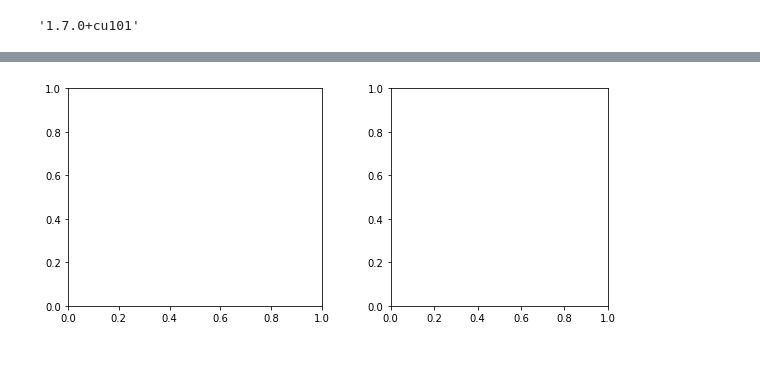
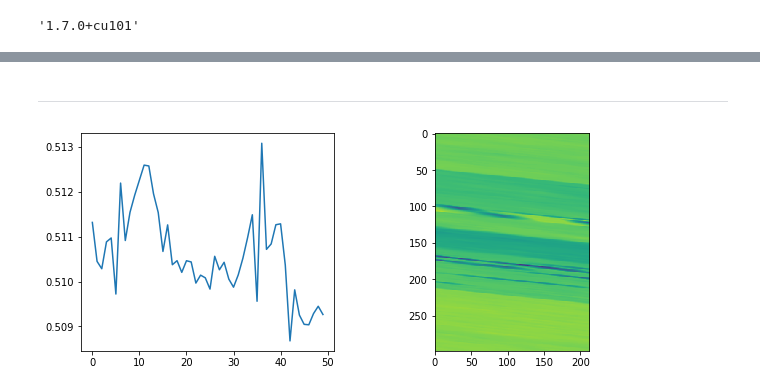
Before and after one commit to ichko/ml-playground, a Jupyter notebook: dl/01-flatten.ipynb, the cells around one changed output, grey strips where cells are left out. Cells and saved outputs as stored; diff of their text form; code cells hidden in the pictures; blank space fills up the shorter version.

```diff
--- a/dl/01-flatten.ipynb
+++ b/dl/01-flatten.ipynb
@@ -39,7 +40,7 @@ torch.__version__
 def load_images(path):
     file_names = [f for f in os.listdir(path) if f.endswith('jpg')]
     imgs = []
-    scale = 0.2
+    scale = 0.1
     h, w = int(2997 * scale), int(2138 * scale)
     for file_name in file_names:
         im_path = os.path.join(path, file_name)
@@ -135,8 +136,9 @@ class Model(nn.Module):
     def __init__(self):
         super().__init__()
         self.norm = Lambda(lambda x: x.permute(2, 0, 1).unsqueeze(0))
-        self.feature_extractor = torchvision.models.resnet34()
+        self.feature_extractor = torchvision.models.resnet18()
         self.st = SpatialTransformer(1000, num_channels=1)
+        self.loss_hist = []
 
     def forward(self, x):
         x = self.norm(x)
@@ -158,6 +160,8 @@ class Model(nn.Module):
             loss.backward()
             optim.step()
 
+        self.loss_hist.append(loss.item())
+
         return {
             'loss': loss.item(),
             'features': self.features,
@@ -249,15 +262,25 @@ f = Fig(1, 2, figsize=(10, 4)).clear()
+# %% [markdown]
+---
 # %%
-DEVICE = 'cpu'
+DEVICE = 'cuda'
+
+model = Model()
 model = model.to(DEVICE)
 
-for i in range(10):
+optim = torch.optim.Adam(model.parameters(), lr=0.0001)
+f = Fig(1, 2, figsize=(10, 4))
+
+tq = tqdm(range(1000), disable=False)
+for i in tq:
     optim_info = model.optim_step(optim, [x.to(DEVICE), y.to(DEVICE)])
-    features = optim_info['features'].detach().cpu()
+    features = optim_info['features'].detach().cpu()[0, :200]
     img = optim_info['y_hat'].detach().cpu()[0, 0]
+    loss = optim_info['loss']
+    tq.set_description(f'Loss: {loss}')
 
-    f[0].lineplot(data=(range(100), features))
-    f[1].imshow(data=(img,))
-
-    f.update()
+    if i % 100 == 0:
+        f[0].plot(model.loss_hist[-50:])
+        f[1].imshow(img)
+        f.update()
 # %% [output]
-[figure, old version]
+[figure, new version]
```
Also changed, not shown: parts of 13 cells of this notebook.
